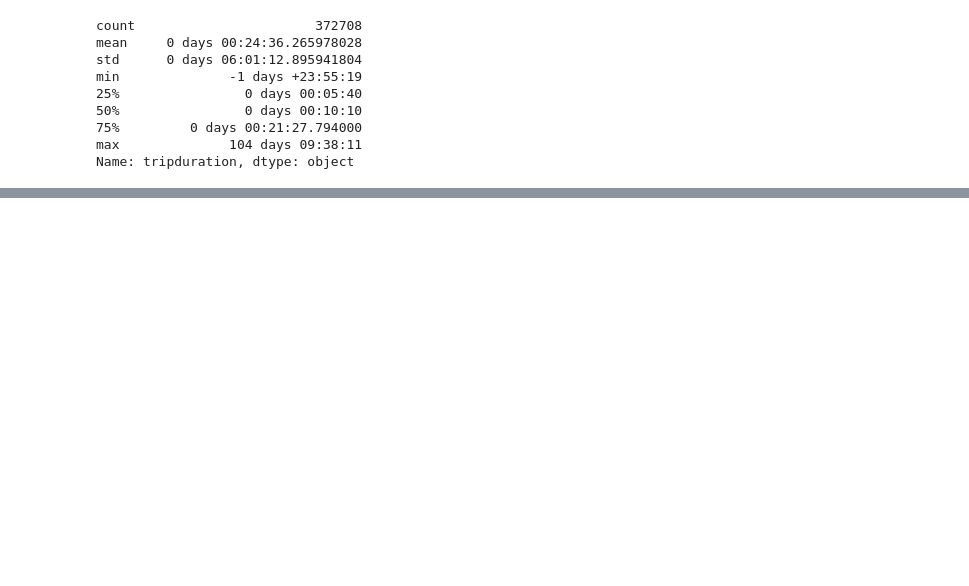
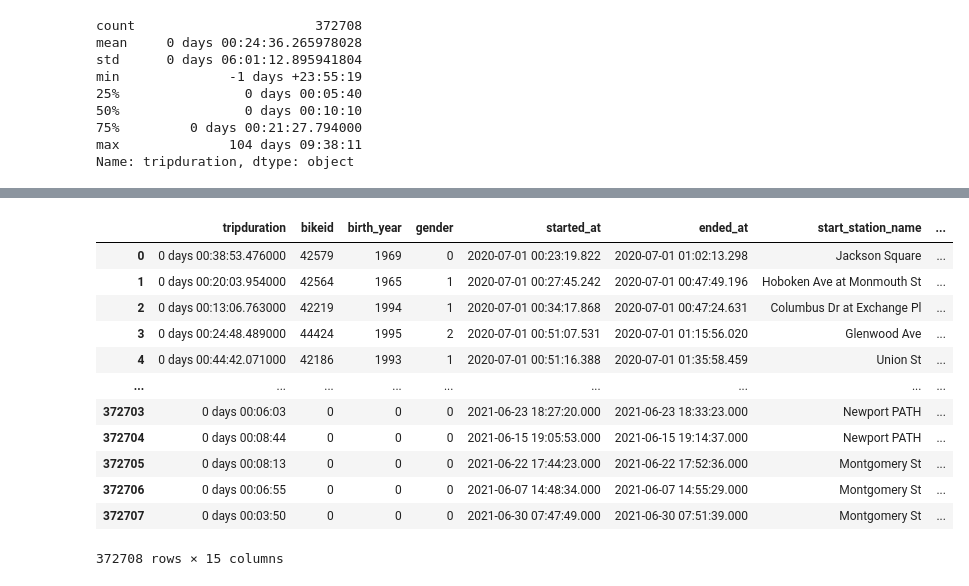
Before and after one commit to JuanjoFernandez/ny_citi_bike_dashboard, a Jupyter notebook: trip_info_cleaning.ipynb, the cells around one changed output, grey strips where cells are left out. Drawn from its saved outputs; the diff is of its cells as text; code cells hidden in the pictures; blank space fills up the shorter version.

Commit message:
Reformats data types

```diff
--- a/trip_info_cleaning.ipynb
+++ b/trip_info_cleaning.ipynb
@@ -145,0 +104,30 @@ dtype: int64
+# %%
+# Bike id should (apparently) be an integer
+
+# Filling the NaN with 0
+clean_trip_df['bikeid'].fillna(0, inplace=True)
+clean_trip_df['bikeid'] = clean_trip_df['bikeid'].astype('int32')
+
+# Birth year
+
+# Filling the NaN with 0
+clean_trip_df['birth year'].fillna(0, inplace=True)
+clean_trip_df['birth year'] = clean_trip_df['birth year'].astype('int32')
+clean_trip_df.rename(columns={'birth year': 'birth_year'}, inplace=True)
+# %%
+# Gender
+# Gender (Zero=unknown; 1=male; 2=female)
+
+# Will fill nan with 0 marked a s unknown
+clean_trip_df['gender'].fillna(0, inplace=True)
+clean_trip_df['gender'] = clean_trip_df['gender'].astype('int32')
+# %%
+# Dropping columns
+clean_trip_df.drop(columns = ['ride_id', 'rideable_type'], inplace=True)
+# %%
+# Last but not least lets clean member_casual
+# User Type (Customer = 24-hour pass or 3-day pass user; Subscriber = Annual Member)
+# Will consider casual the same as customer and member as suscriber
+clean_trip_df['member_casual'].replace('casual', 'Customer', inplace=True)
+clean_trip_df['member_casual'].replace('member', 'Subscriber', inplace=True)
+clean_trip_df['member_casual'].value_counts()
@@ -146,3 +158,20 @@ dtype: int64
+# %%
+# Displaying the DF to be exported
+clean_trip_df
+# %% [output]
+|  | tripduration | bikeid | birth_year | gender | started_at | ended_at | start_station_name | ... |
+| 0 | 0 days 00:38:53.476000 | 42579 | 1969 | 0 | 2020-07-01 00:23:19.822 | 2020-07-01 01:02:13.298 | Jackson Square | ... |
+| 1 | 0 days 00:20:03.954000 | 42564 | 1965 | 1 | 2020-07-01 00:27:45.242 | 2020-07-01 00:47:49.196 | Hoboken Ave at Monmouth St | ... |
+| 2 | 0 days 00:13:06.763000 | 42219 | 1994 | 1 | 2020-07-01 00:34:17.868 | 2020-07-01 00:47:24.631 | Columbus Dr at Exchange Pl | ... |
+| 3 | 0 days 00:24:48.489000 | 44424 | 1995 | 2 | 2020-07-01 00:51:07.531 | 2020-07-01 01:15:56.020 | Glenwood Ave | ... |
+| 4 | 0 days 00:44:42.071000 | 42186 | 1993 | 1 | 2020-07-01 00:51:16.388 | 2020-07-01 01:35:58.459 | Union St | ... |
+| ... | ... | ... | ... | ... | ... | ... | ... | ... |
+| 372703 | 0 days 00:06:03 | 0 | 0 | 0 | 2021-06-23 18:27:20.000 | 2021-06-23 18:33:23.000 | Newport PATH | ... |
+| 372704 | 0 days 00:08:44 | 0 | 0 | 0 | 2021-06-15 19:05:53.000 | 2021-06-15 19:14:37.000 | Newport PATH | ... |
+| 372705 | 0 days 00:08:13 | 0 | 0 | 0 | 2021-06-22 17:44:23.000 | 2021-06-22 17:52:36.000 | Montgomery St | ... |
+| 372706 | 0 days 00:06:55 | 0 | 0 | 0 | 2021-06-07 14:48:34.000 | 2021-06-07 14:55:29.000 | Montgomery St | ... |
+| 372707 | 0 days 00:03:50 | 0 | 0 | 0 | 2021-06-30 07:47:49.000 | 2021-06-30 07:51:39.000 | Montgomery St | ... |
+372708 rows × 15 columns
 # %%
 # Data is as clean as it can get witouot tinkering much with it, specially some of the variables
 # with null values i'd like to keep
```
Also changed, not shown: parts of 5 cells of this notebook, 2 other files.
